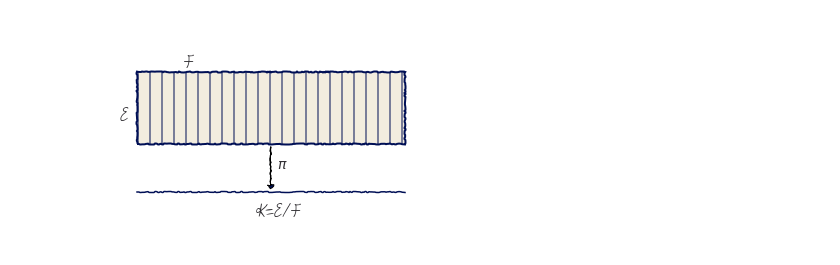
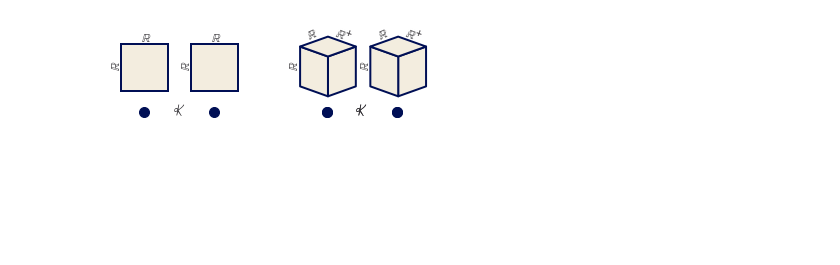
Before and after one commit to story645/proposal, a Jupyter notebook: paper/figures/code/data_figures.ipynb, the cells around one changed output. Saved outputs shown, nothing was run; the diff lists cells and outputs as text; code cells hidden in the pictures; blank space fills up the shorter version.

```diff
--- a/paper/figures/code/data_figures.ipynb
+++ b/paper/figures/code/data_figures.ipynb
@@ -102,16 +27,48 @@ fig.savefig(spath/"k_different_types.png", bbox_inches='tight', facecolor='white
-# %%
-fig, ax = plt.subplots()
-E = mpatches.Rectangle((0.1, 0.4), .8, .3,  hatch='|', facecolor=ax.get_facecolor(), edgecolor='C0', linewidth=2)
-ax.add_patch(E)
-ax.annotate('E', (.05, .5), fontsize=16)
-line = ax.axhline(y=.2, xmin=0.1, xmax=0.9)
-ax.annotate('K=E/F', (.455, .1), fontsize=16)
-ax.annotate('F', (.24, 0.72), fontsize=16)
-ax.annotate(r'$\pi$', (.52, 0.3), fontsize=14)
-ax.arrow(.5, .39, 0, -.16,  head_width=0.02, head_length=0.015)
-ax.set(xlim=(0,1), ylim=(0,.9))
-ax.axis('off')
-fig.savefig(spath/"k_qspace.png", bbox_inches='tight', facecolor='white')
-# %% [output]
-[figure, removed]
+# %%
+def k_discrete(ax, labelsize, kx =.45, ky=.25):
+    ax.scatter([.2, .8], [ky, ky], s=100, color='C0')
+    ax.annotate('K', (kx, ky-.03), fontsize=labelsize)
+# %%
+def two_fiber_discrete(ax, textsize, labelsize):
+    s = .4
+    x = .2 - s/2
+    y = .425
+    off = .6
+    f1 = mpatches.Rectangle((x, y), s, s, facecolor=fc, edgecolor='C0', linewidth=2)
+    ax.add_patch(f1)
+    f2 = mpatches.Rectangle((x+off, y), s, s, facecolor=fc, edgecolor='C0', linewidth=2)
+    ax.add_patch(f2)
+    thx = .175
+    thy = .85
+    tvx = -.085
+    tvy = .63
+    for o in [0, off]:
+        ax.annotate(r"$\mathbb{R}$", (thx + o, thy), fontsize=textsize)
+        ax.annotate(r"$\mathbb{R}$", (tvx + o, tvy), fontsize=textsize, rotation=90)
+# %%
+def three_fiber_discrete(ax, textsize, labelsize):
+    verts = np.array([[[1,-1], [1,1], [2.4, 1.5], [2.4, -.5]],
+                 [[-.4,1.5],[-.4,-.5],[1,-1],[1,1]],
+                 [[-.4, 1.5], [1, 2],[2.4, 1.5], [1,1]]])
+    verts1 = verts*.17 + [.04,.55]
+    verts2 = verts1 + [.6, 0]
+    p = mcollections.PolyCollection(np.vstack([verts1, verts2]), edgecolor='C0', facecolor=fc, linewidth=2)
+    ax.add_collection(p)
+    k_discrete(ax, labelsize)
+    for off in [0, .6]:
+        ax.annotate(r"$\mathbb{R}$", (-0.12 + off, .63), rotation=90, fontsize=textsize) #height
+        ax.annotate(r"$\mathbb{R}$", (0.02 + off, .87), rotation=25, fontsize=textsize) # width
+        ax.annotate(r"$\mathbb{R}^{+}$", (0.25 + off,.84), rotation=-20, fontsize=textsize) # depth
+# %%
+fig, axd = plt.subplot_mosaic([['2D', '3D']])
+
+two_fiber_discrete(axd['2D'], textsize, labelsize)
+three_fiber_discrete(axd['3D'], textsize, labelsize)
+for ax in axd.values():
+    k_discrete(ax, labelsize)
+    ax.set(xlim=(-.15,1.15), ylim=(0,1), aspect='equal')
+    ax.axis('off')
+fig.savefig(spath/"fiber.png", bbox_inches='tight' , facecolor='white')
+# %% [output]
+[figure, added]
 # %%
```
Also changed, not shown: parts of 6 cells of this notebook, 6 other files.
